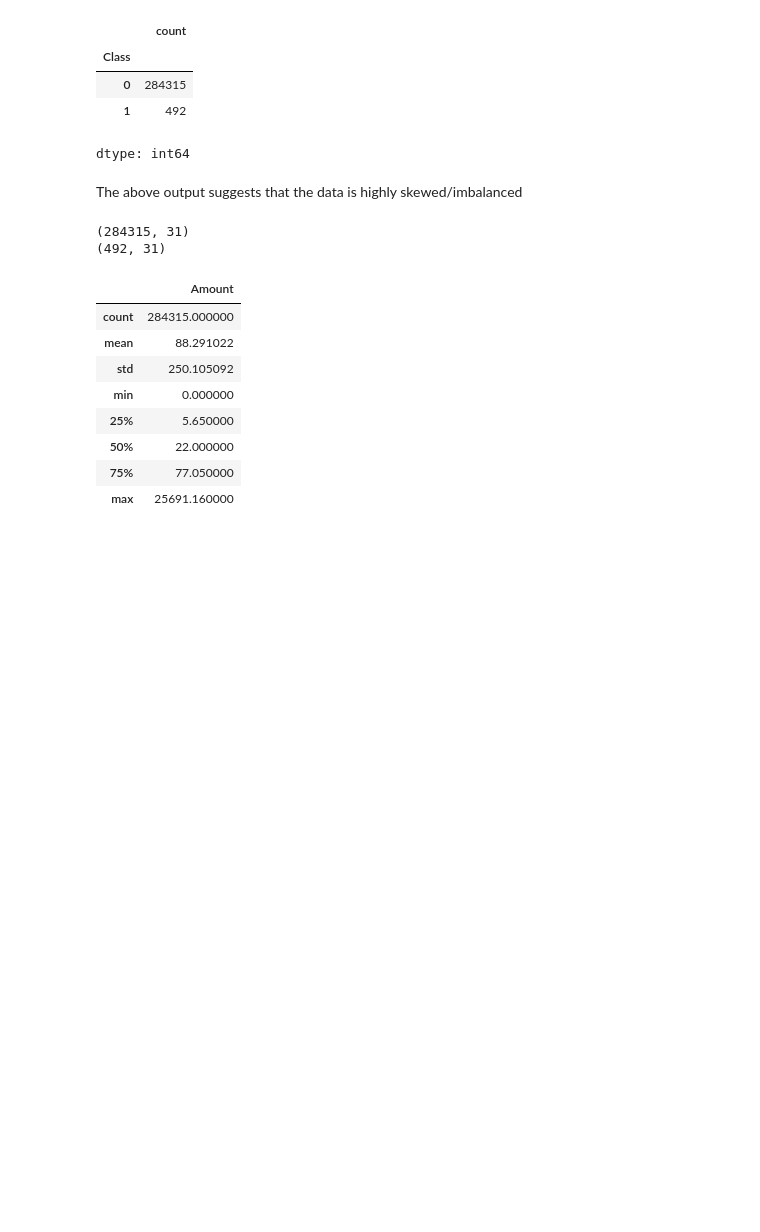
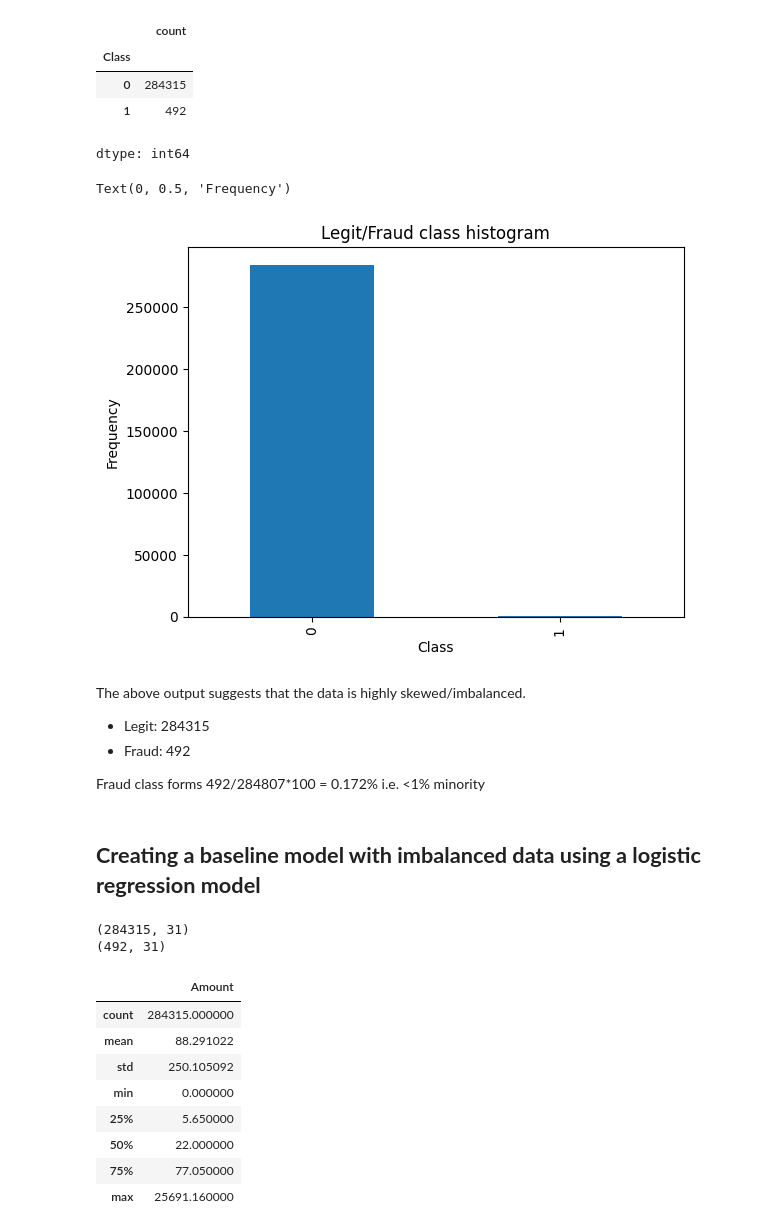
Before and after one commit to moniker0/github-credit-card-fraud-detection, a Jupyter notebook: Credit_Card_Fraud_Detection.ipynb, the cells around one changed output. Drawn from its saved outputs; the diff is of its cells as text; code cells hidden in the pictures; blank space fills up the shorter version.

```diff
--- a/Credit_Card_Fraud_Detection.ipynb
+++ b/Credit_Card_Fraud_Detection.ipynb
@@ -81,13 +80,29 @@ dtype: int64
 # %%
 # distribution of legit vs fraudulant transactions.
 
-credit_card_data['Class'].value_counts()
+class_counts = credit_card_data['Class'].value_counts()
+class_counts
 # %% [output]
 |  | count |
 | Class |  |
 | 0 | 284315 |
 | 1 | 492 |
 dtype: int64
+# %%
+class_counts.plot(kind='bar')
+plt.title("Legit/Fraud class histogram")
+plt.xlabel("Class")
+plt.ylabel("Frequency")
+# %% [output]
+Text(0, 0.5, 'Frequency')
+[figure, added]
 # %% [markdown]
 The above output suggests that the data is highly
-skewed/imbalanced
+skewed/imbalanced.
+
+*   Legit: 284315
+*   Fraud: 492
+
+Fraud class forms 492/284807*100 = 0.172% i.e. <1% minority
+# %% [markdown]
+## **Creating a baseline model with imbalanced data using a logistic regression model**
```
Also changed, not shown: parts of 5 cells of this notebook.
